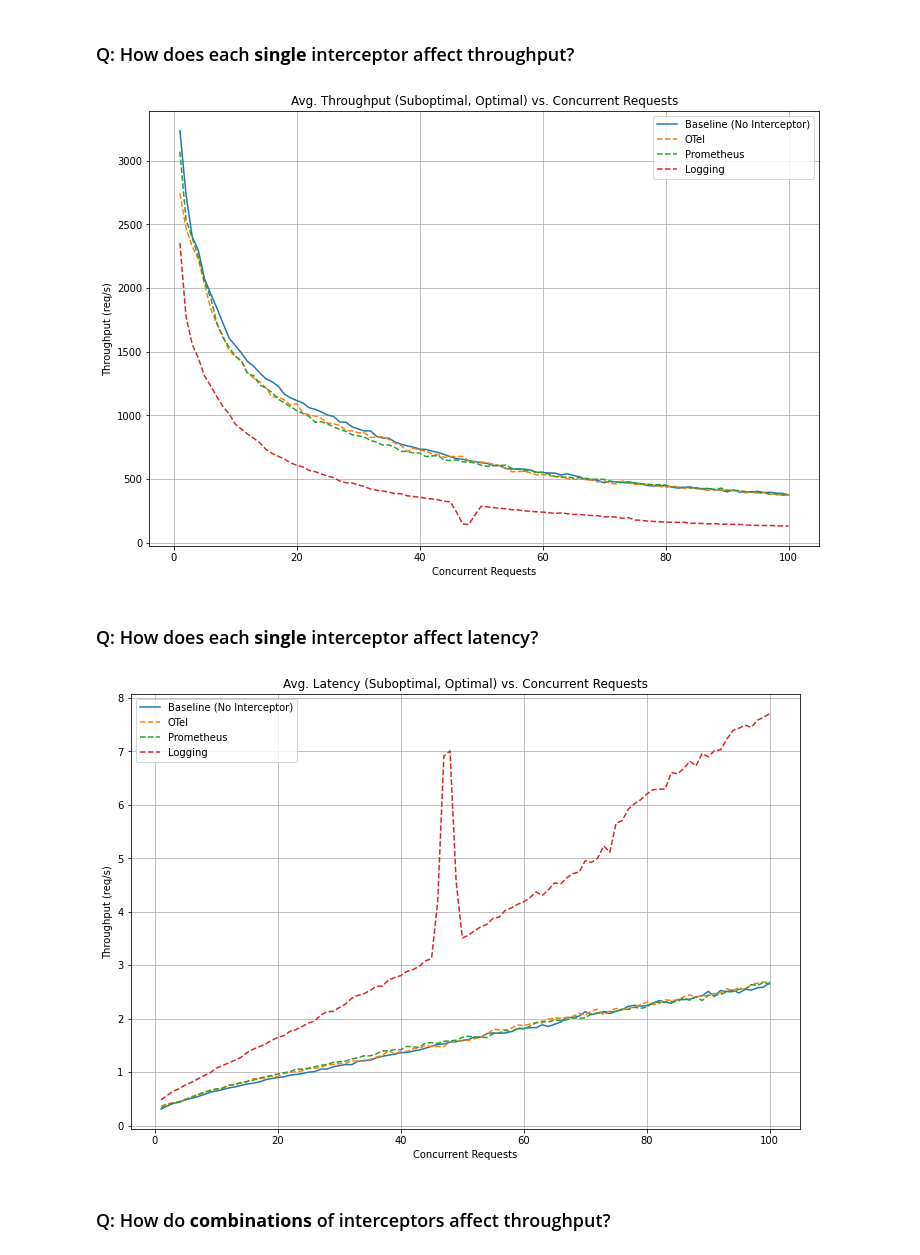
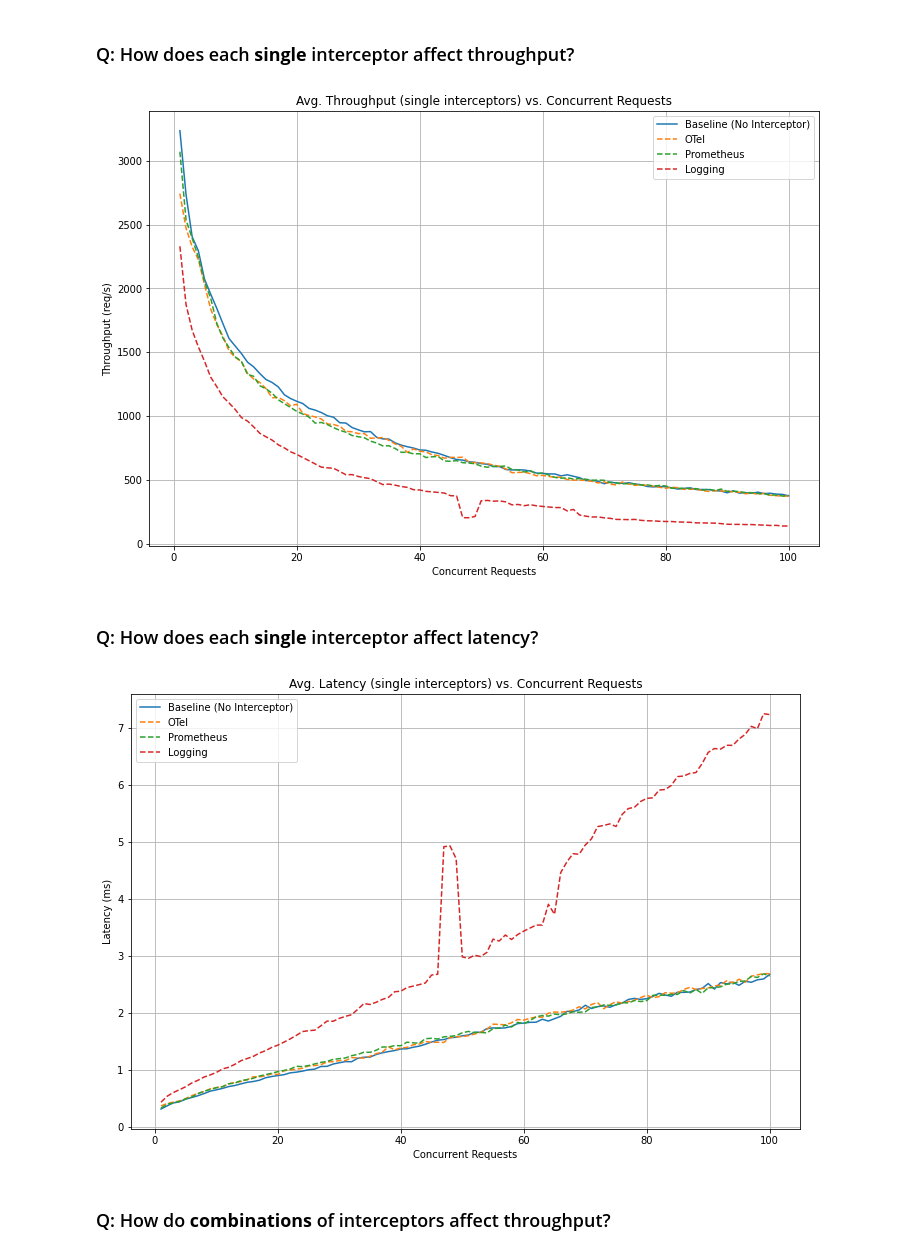
Before and after one commit to louisloechel/CloudServiceBenchmarking, a Jupyter notebook: analysis/analysis.ipynb, the cells around one changed output. Saved outputs shown, nothing was run; the diff lists cells and outputs as text; code cells hidden in the pictures.

Commit message:
add plots

```diff
--- a/analysis/analysis.ipynb
+++ b/analysis/analysis.ipynb
@@ -22,7 +22,7 @@ result_000 = '../results/results_000.csv'   # no interceptor
 result_001 = '../results/results_001.csv'   # Open Telemetry
 result_010 = '../results/results_010.csv'   # Prometheus
 result_011 = '../results/results_011.csv'   # Open Telemetry + Prometheus
-result_100 = '../results/results_100.csv'   # Logging
+result_100 = '../results/results_100_3.csv'   # Logging
 result_101 = '../results/results_101.csv'   # Open Telemetry + Logging
 result_110 = '../results/results_110_2.csv'   # Prometheus + Logging
 result_111 = '../results/results_111_2.csv'   # Open Telemetry + Prometheus + Logging
@@ -51,6 +51,9 @@ def convert_latency_to_ms(latency_str):
     else:
         return 0
 
+def remove_s(time_elapsed):
+    return float(time_elapsed.replace('s', '').strip())
+
 # Apply the function to Min and Max Latency columns
 for data in datasets:
     # remove the row of zeroes at the beginning (warmup/init)
@@ -59,6 +62,35 @@ for data in datasets:
     data['Average Latency'] = data['Average Latency'].apply(convert_latency_to_ms)
     data['Max Latency'] = data['Max Latency'].apply(convert_latency_to_ms)
     data['Min Latency'] = data['Min Latency'].apply(convert_latency_to_ms)
+    data['Time Elapsed'] = data['Time Elapsed'].apply(remove_s)
+
+
+
+# -------------- smoothing data -------------- #
+
+window_size = 10
+
+smoothed_data_000 = data_000['Average Latency'].rolling(window=window_size).mean()
+smoothed_data_001 = data_001['Average Latency'].rolling(window=window_size).mean()
+smoothed_data_010 = data_010['Average Latency'].rolling(window=window_size).mean()
+smoothed_data_011 = data_011['Average Latency'].rolling(window=window_size).mean()
+smoothed_data_100 = data_100['Average Latency'].rolling(window=window_size).mean()
+smoothed_data_101 = data_101['Average Latency'].rolling(window=window_size).mean()
+smoothed_data_110 = data_110['Average Latency'].rolling(window=window_size).mean()
+smoothed_data_111 = data_111['Average Latency'].rolling(window=window_size).mean()
+
+# -------------- helper functions -------------- #
+
+def calculate_time_difference(df):
+    # Ensure the 'Timestamp' column is in datetime format
+    # This step may be redundant if we're confident in our parsing above, but it's good practice
+    df['Timestamp'] = pd.to_datetime(df['Timestamp'].apply(lambda x: x.split('+')[0]))
+    df['Timestamp'] = pd.to_datetime(df['Timestamp'])
+
+    # Calculate the time difference
+    time_difference = df['Timestamp'].iloc[-1] - df['Timestamp'].iloc[0]
+
+    return time_difference
 # %%
 data_000.head(10)
 # %% [output]
@@ -84,7 +116,7 @@ plt.plot(data_001['Concurrent Requests'], data_001['Avg. Throughput req/s'],  li
 plt.plot(data_010['Concurrent Requests'], data_010['Avg. Throughput req/s'],  linestyle='--', label='Prometheus') #marker='^',
 plt.plot(data_100['Concurrent Requests'], data_100['Avg. Throughput req/s'],  linestyle='--', label='Logging') #marker='s',
 
-plt.title('Avg. Throughput (Suboptimal, Optimal) vs. Concurrent Requests')
+plt.title('Avg. Throughput (single interceptors) vs. Concurrent Requests')
 plt.xlabel('Concurrent Requests')
 plt.ylabel('Throughput (req/s)')
 #plt.yscale('log')  # Set y scale to logarithmic
@@ -93,25 +125,25 @@ plt.legend()
 plt.grid(True)
 plt.show()
 # %% [output]
-[figure, old version]
+[figure, new version]
 # %% [markdown]
 ### Q: How does each **single** interceptor affect latency?
 # %%
 plt.figure(figsize=(12, 8))
 plt.plot(data_000['Concurrent Requests'], data_000['Average Latency'],  label='Baseline (No Interceptor)') #marker='o',
 plt.plot(data_001['Concurrent Requests'], data_001['Average Latency'],  linestyle='--', label='OTel') #marker='x',
 plt.plot(data_010['Concurrent Requests'], data_010['Average Latency'],  linestyle='--', label='Prometheus') #marker='^',
 plt.plot(data_100['Concurrent Requests'], data_100['Average Latency'],  linestyle='--', label='Logging') #marker='s',
 
-plt.title('Avg. Latency (Suboptimal, Optimal) vs. Concurrent Requests')
+plt.title('Avg. Latency (single interceptors) vs. Concurrent Requests')
 plt.xlabel('Concurrent Requests')
-plt.ylabel('Throughput (req/s)')
+plt.ylabel('Latency (ms)')
 # plt.yticks(np.arange(0, 1, 0.1))
 plt.legend()
 plt.grid(True)
 plt.show()
 # %% [output]
-[figure, old version]
+[figure, new version]
 # %% [markdown]
 ### Q: How do **combinations** of interceptors affect throughput?
 # %%
```
Also changed, not shown: parts of 17 cells of this notebook.
